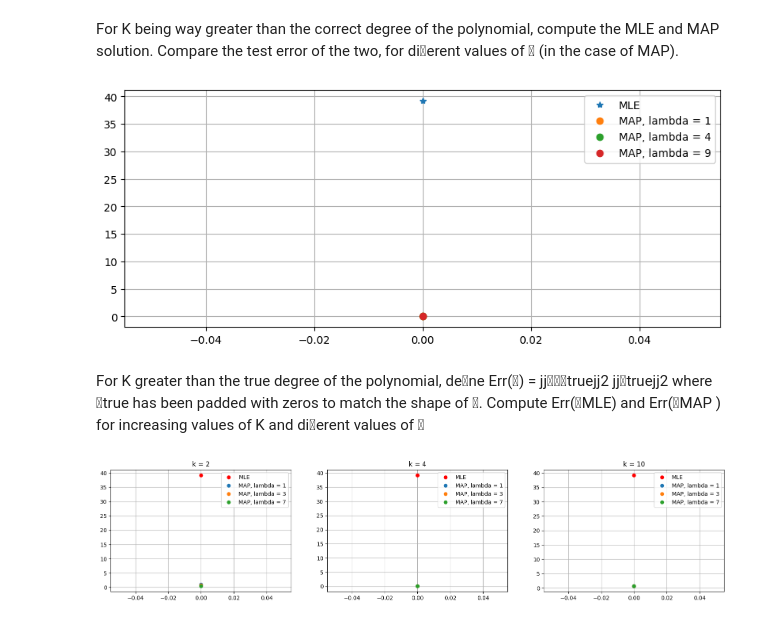
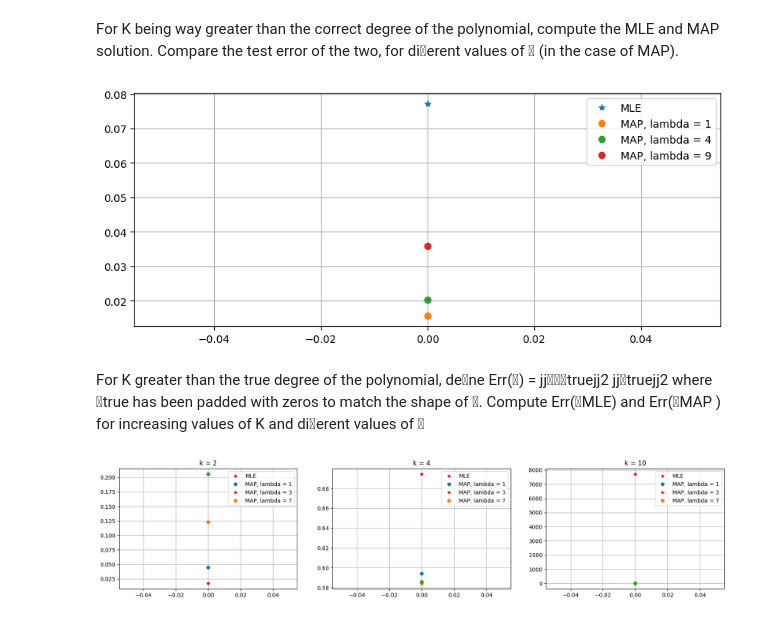
Before and after one commit to ChiaraAngileri/SMM_lab, a Jupyter notebook: Lab4/Homework4.ipynb, the cells around one changed output. Saved outputs shown, nothing was run; the diff lists cells and outputs as text; code cells hidden in the pictures.

```diff
--- a/Lab4/Homework4.ipynb
+++ b/Lab4/Homework4.ipynb
@@ -53,7 +53,7 @@ b = 1
 # %%
 N = 100 #number of datapoints
 sigma = 0.1
-k_chosen = 4
+k_chosen = 2
 
 X = np.linspace(a, b, N)
 
@@ -96,7 +96,8 @@ def GD(f, grad_f, x0, kmax=100, tolf=1e-6, tolx=1e-6):
 
     # Handle the condition for the first iteration
     k+=1
-    alpha = backtracking(f, grad_f, x[k])
+    #alpha = backtracking(f, grad_f, x[k])
+    alpha = 1e-3
     x[k]=x[k-1]-alpha*grad_f(x[k-1])
     f_val[k] = f(x[k])
     #grads[k] = grad_f(x[k])
@@ -116,7 +117,7 @@ def GD(f, grad_f, x0, kmax=100, tolf=1e-6, tolx=1e-6):
         x[k] = x[k-1]-alpha*grad_f(x[k-1])
 
         #Update alpha
-        alpha = backtracking(f, grad_f, x[k])
+        #alpha = backtracking(f, grad_f, x[k])
 
         #Update values
         f_val[k] = f(x[k])
@@ -465,5 +466,5 @@ plt.legend(legend)
 plt.grid()
 plt.show()
 # %% [output]
-[figure, old version]
+[figure, new version]
 # %% [markdown]
@@ -495,32 +496,36 @@ for k in k_vector:
     theta_map_tot_l = []
 
     for l in l_vector:
         theta_map = MAP(D_train, k, l, "Normal equation")
         error_map = err_theta(theta_map, k)
         theta_map_tot_l.append(error_map)
 
     theta_map_error_tot_k.append(theta_map_tot_l)
 
 legend_mle = ['MLE']
 legend_map = ['MAP, lambda = ' + str(l) + '' for l in l_vector]
 legend = legend_mle + legend_map
 
 plt.figure(figsize=(20, 4))
 
 for i in range(len(k_vector)):
     k = k_vector[i]
 
     plt.subplot(1, len(theta_map_error_tot_k[i]), i+1)
     plt.title(f'k = {k}')
-    plt.plot(mle_error, 'ro')
+
 
     for j in range(len(theta_map_error_tot_k[i])):
+
+        mle_error_ = theta_mle_error_tot_k[i]
+        plt.plot(mle_error_, 'r*')
+
         map_error_ = theta_map_error_tot_k[i][j]
         plt.plot(map_error_, 'o')
 
     plt.legend(legend)
     plt.grid()
 
 plt.show()
 # %% [output]
-[figure, old version]
+[figure, new version]
```
Also changed, not shown: parts of 5 cells of this notebook.
